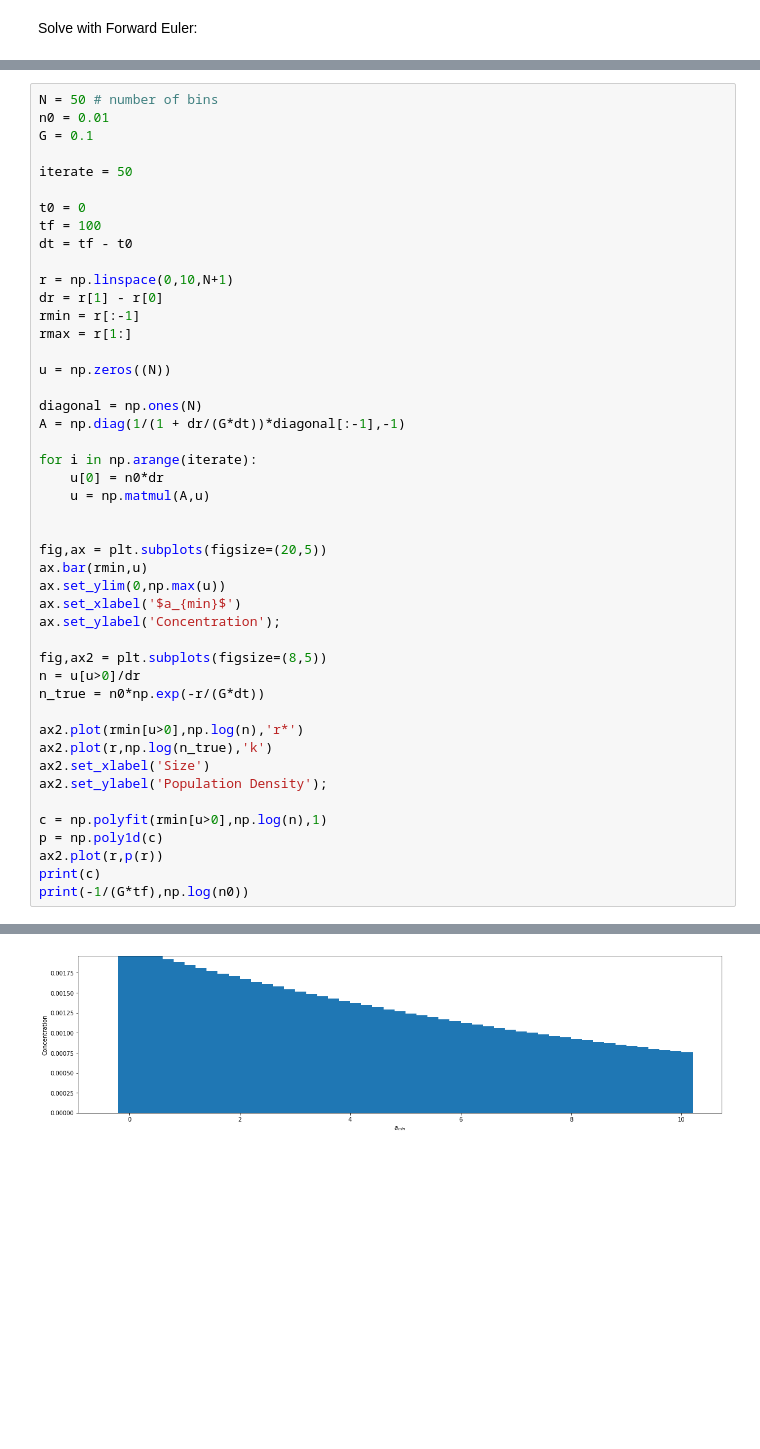
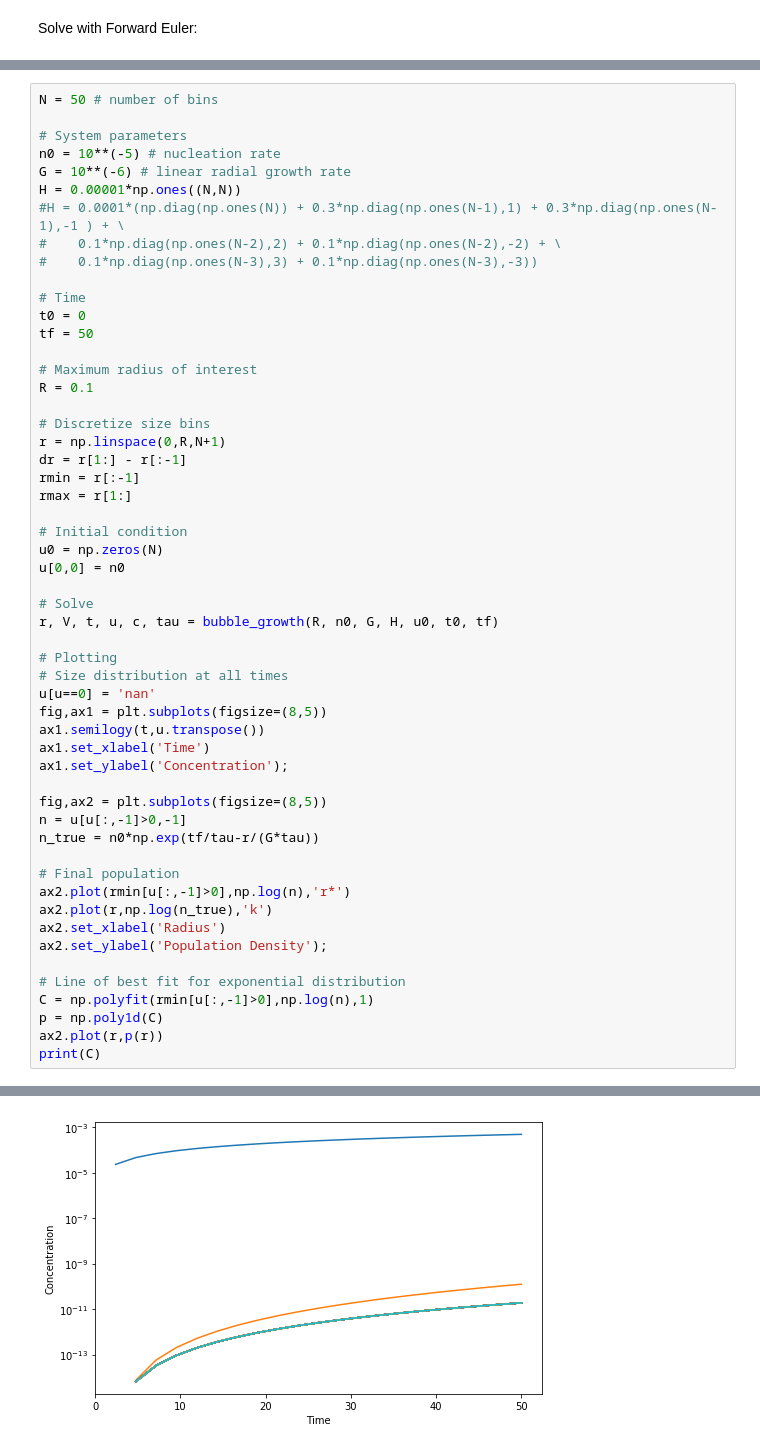
Before and after one commit to JanineBirnbaum18/3-phase-flow, a Jupyter notebook: Size distribution tracking.ipynb, the cells around one changed output, grey strips where cells are left out. Drawn from its saved outputs; the diff is of its cells as text; blank space fills up the shorter version.

```diff
--- a/Size distribution tracking.ipynb
+++ b/Size distribution tracking.ipynb
@@ -73,47 +195,55 @@ print(c)
 # %%
 N = 50 # number of bins
-n0 = 0.01
-G = 0.1
 
-iterate = 50
+# System parameters
+n0 = 10**(-5) # nucleation rate
+G = 10**(-6) # linear radial growth rate
+H = 0.00001*np.ones((N,N))
+#H = 0.0001*(np.diag(np.ones(N)) + 0.3*np.diag(np.ones(N-1),1) + 0.3*np.diag(np.ones(N-1),-1 ) + \
+#    0.1*np.diag(np.ones(N-2),2) + 0.1*np.diag(np.ones(N-2),-2) + \
+#    0.1*np.diag(np.ones(N-3),3) + 0.1*np.diag(np.ones(N-3),-3))
 
+# Time
 t0 = 0
-tf = 100
-dt = tf - t0
+tf = 50
 
-r = np.linspace(0,10,N+1)
-dr = r[1] - r[0]
+# Maximum radius of interest
+R = 0.1
+
+# Discretize size bins
+r = np.linspace(0,R,N+1)
+dr = r[1:] - r[:-1]
 rmin = r[:-1]
 rmax = r[1:]
 
-u = np.zeros((N))
+# Initial condition
+u0 = np.zeros(N)
+u[0,0] = n0
 
-diagonal = np.ones(N)
-A = np.diag(1/(1 + dr/(G*dt))*diagonal[:-1],-1)
+# Solve
+r, V, t, u, c, tau = bubble_growth(R, n0, G, H, u0, t0, tf)
 
-for i in np.arange(iterate):
-    u[0] = n0*dr
-    u = np.matmul(A,u)
-
-
-fig,ax = plt.subplots(figsize=(20,5))
-ax.bar(rmin,u)
-ax.set_ylim(0,np.max(u))
-ax.set_xlabel('$a_{min}$')
-ax.set_ylabel('Concentration');
+# Plotting
+# Size distribution at all times
+u[u==0] = 'nan'
+fig,ax1 = plt.subplots(figsize=(8,5))
+ax1.semilogy(t,u.transpose())
+ax1.set_xlabel('Time')
+ax1.set_ylabel('Concentration');
 
 fig,ax2 = plt.subplots(figsize=(8,5))
-n = u[u>0]/dr
-n_true = n0*np.exp(-r/(G*dt))
+n = u[u[:,-1]>0,-1]
+n_true = n0*np.exp(tf/tau-r/(G*tau))
 
-ax2.plot(rmin[u>0],np.log(n),'r*')
+# Final population
+ax2.plot(rmin[u[:,-1]>0],np.log(n),'r*')
 ax2.plot(r,np.log(n_true),'k')
-ax2.set_xlabel('Size')
+ax2.set_xlabel('Radius')
 ax2.set_ylabel('Population Density');
 
-c = np.polyfit(rmin[u>0],np.log(n),1)
-p = np.poly1d(c)
+# Line of best fit for exponential distribution
+C = np.polyfit(rmin[u[:,-1]>0],np.log(n),1)
+p = np.poly1d(C)
 ax2.plot(r,p(r))
-print(c)
-print(-1/(G*tf),np.log(n0))
+print(C)
 # %% [output]
@@ -122 +251 @@ print(-1/(G*tf),np.log(n0))
-[figure, old version]
+[figure, new version]
```
Also changed, not shown: parts of 6 cells of this notebook.
